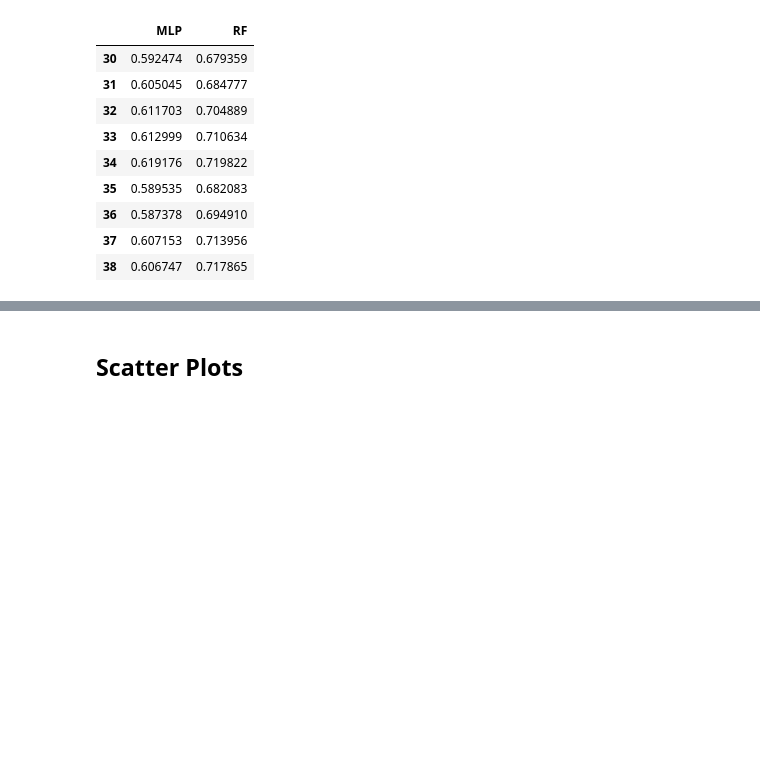
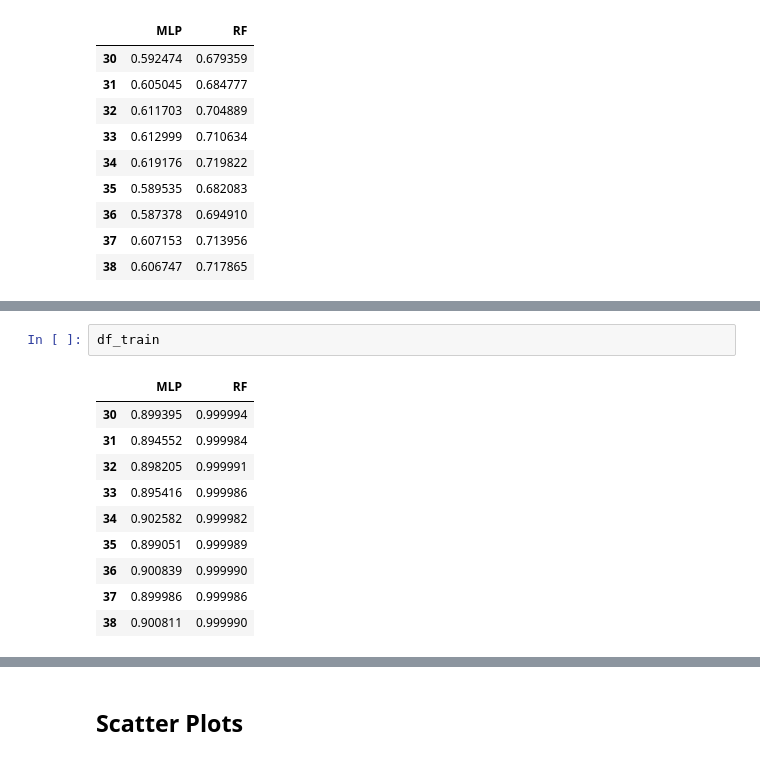
Before and after one commit to LLNL/MLAP, a Jupyter notebook: SJSU/Step3_TrainModel/EvaluateTrainedModels.ipynb, the cells around one changed output, grey strips where cells are left out. Cells and saved outputs as stored; diff of their text form; blank space fills up the shorter version.

```diff
--- a/SJSU/Step3_TrainModel/EvaluateTrainedModels.ipynb
+++ b/SJSU/Step3_TrainModel/EvaluateTrainedModels.ipynb
@@ -73,0 +81,13 @@ df_test
+# %%
+df_train
+# %% [output]
+|  | MLP | RF |
+| 30 | 0.899395 | 0.999994 |
+| 31 | 0.894552 | 0.999984 |
+| 32 | 0.898205 | 0.999991 |
+| 33 | 0.895416 | 0.999986 |
+| 34 | 0.902582 | 0.999982 |
+| 35 | 0.899051 | 0.999989 |
+| 36 | 0.900839 | 0.999990 |
+| 37 | 0.899986 | 0.999986 |
+| 38 | 0.900811 | 0.999990 |
```
Also changed, not shown: parts of 2 cells of this notebook.
